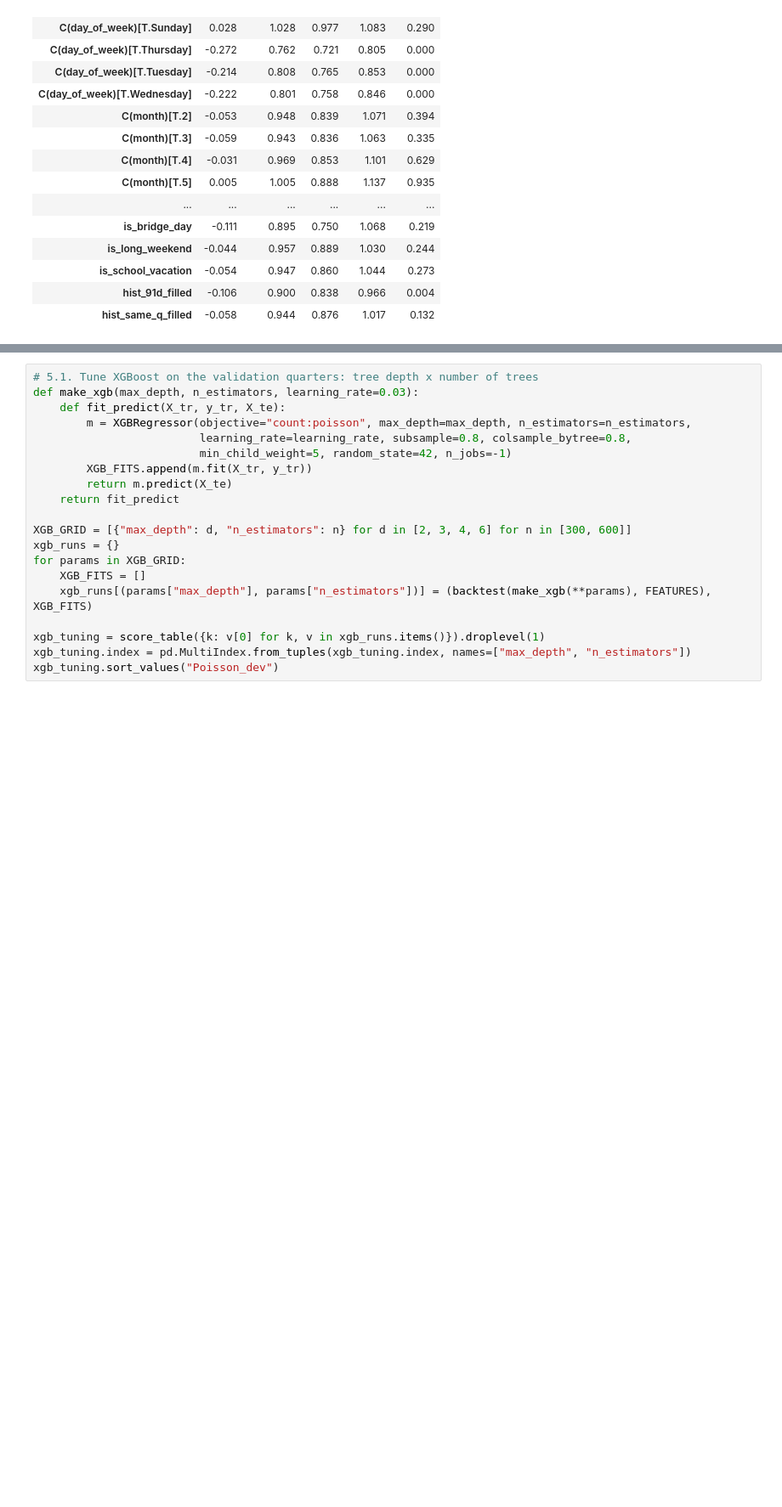
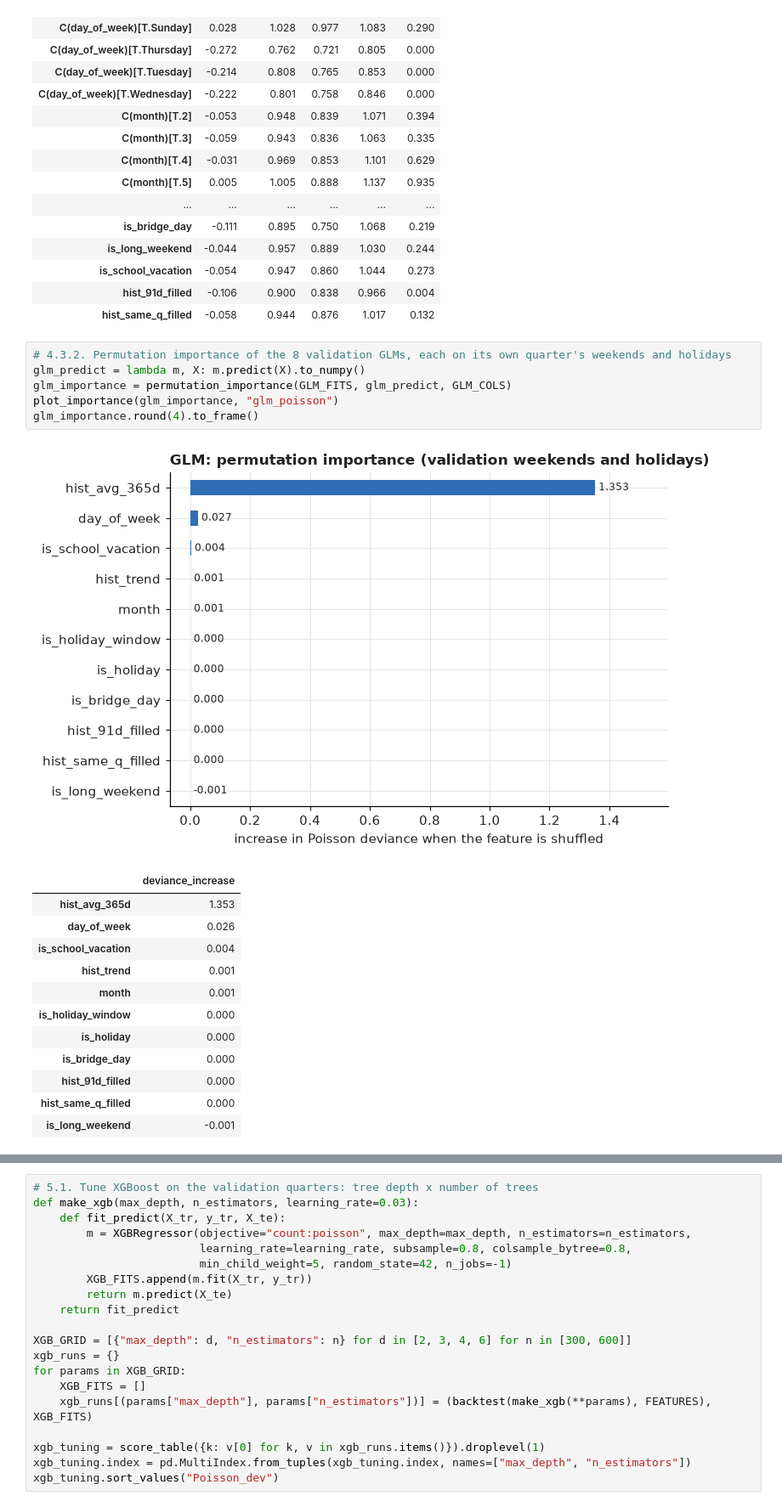
Before and after one commit to ivanya93/road_safety_machine_learning, a Jupyter notebook: notebooks/03_Modelling.ipynb, the cells around one changed output, grey strips where cells are left out. Shown at 85% size. Drawn from its saved outputs; the diff is of its cells as text; blank space fills up the shorter version.

```diff
--- a/notebooks/03_Modelling.ipynb
+++ b/notebooks/03_Modelling.ipynb
@@ -537,6 +834,26 @@ coefs.round(3)
 | is_school_vacation | -0.054 | 0.947 | 0.860 | 1.044 | 0.273 |
 | hist_91d_filled | -0.106 | 0.900 | 0.838 | 0.966 | 0.004 |
 | hist_same_q_filled | -0.058 | 0.944 | 0.876 | 1.017 | 0.132 |
+# %%
+# 4.3.2. Permutation importance of the 8 validation GLMs, each on its own quarter's weekends and holidays
+glm_predict = lambda m, X: m.predict(X).to_numpy()
+glm_importance = permutation_importance(GLM_FITS, glm_predict, GLM_COLS)
+plot_importance(glm_importance, "glm_poisson")
+glm_importance.round(4).to_frame()
+# %% [output]
+[figure, added]
+|  | deviance_increase |
+| hist_avg_365d | 1.353 |
+| day_of_week | 0.026 |
+| is_school_vacation | 0.004 |
+| hist_trend | 0.001 |
+| month | 0.001 |
+| is_holiday_window | 0.000 |
+| is_holiday | 0.000 |
+| is_bridge_day | 0.000 |
+| hist_91d_filled | 0.000 |
+| hist_same_q_filled | 0.000 |
+| is_long_weekend | -0.001 |
 # %% [markdown]
 #### 4.4. Result
 
```
Also changed, not shown: parts of 86 cells of this notebook.
